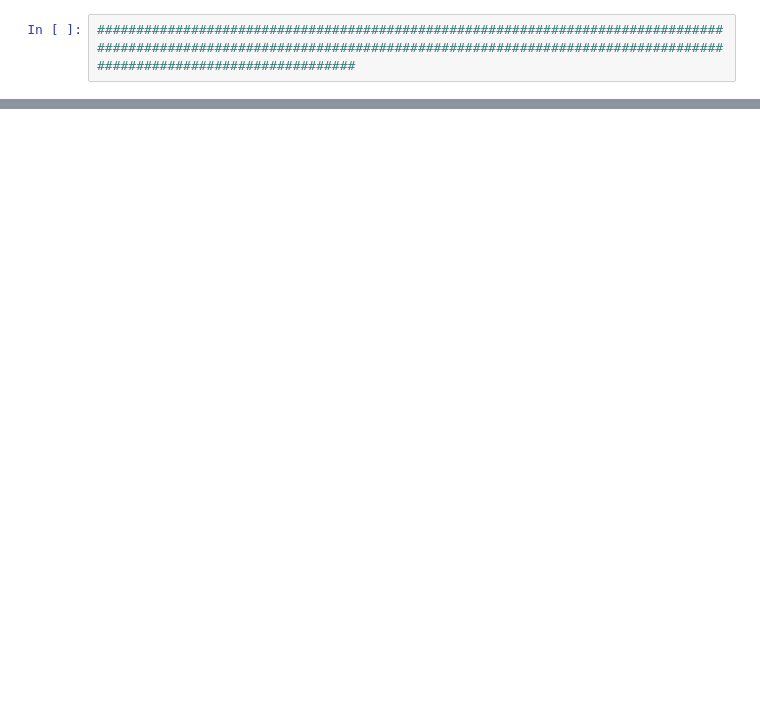
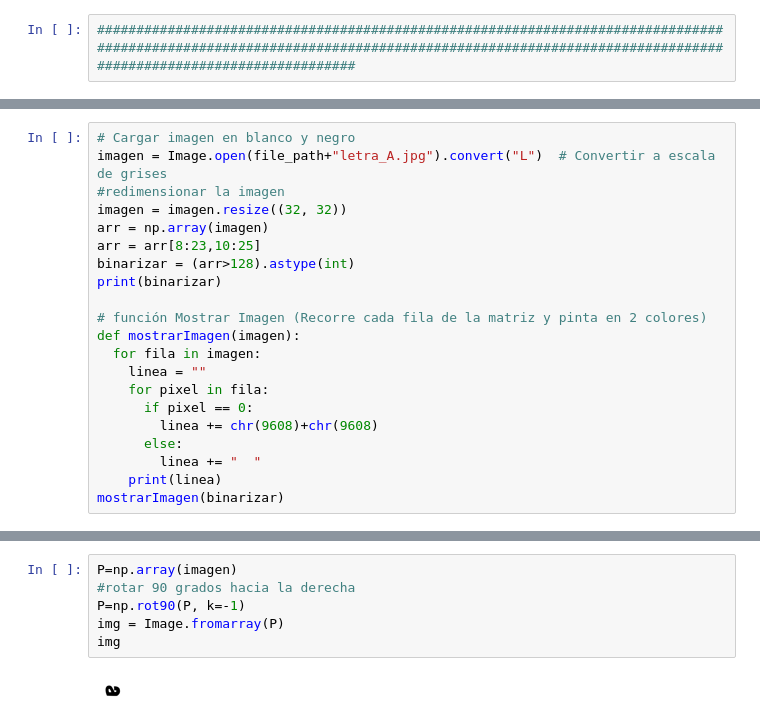
Before and after one commit to para18952/cursoPython2025, a Jupyter notebook: Modulo1_b/01.numpy.ipynb, the cells around one changed output, grey strips where cells are left out. Saved outputs shown, nothing was run; the diff lists cells and outputs as text; blank space fills up the shorter version.

```diff
--- a/Modulo1_b/01.numpy.ipynb
+++ b/Modulo1_b/01.numpy.ipynb
@@ -527,0 +532,21 @@ array([[1, 1, 1, 1, 0, 0, 0, 0, 1, 1, 1, 1, 1, 1, 1],
+# %%
+# Cargar imagen en blanco y negro
+imagen = Image.open(file_path+"letra_A.jpg").convert("L")  # Convertir a escala de grises
+#redimensionar la imagen
+imagen = imagen.resize((32, 32))
+arr = np.array(imagen)
+arr = arr[8:23,10:25]
+binarizar = (arr>128).astype(int)
+print(binarizar)
+
+# función Mostrar Imagen (Recorre cada fila de la matriz y pinta en 2 colores)
+def mostrarImagen(imagen):
+  for fila in imagen:
+    linea = ""
+    for pixel in fila:
+      if pixel == 0:
+        linea += chr(9608)+chr(9608)
+      else:
+        linea += "  "
+    print(linea)
+mostrarImagen(binarizar)
@@ -527,0 +571,8 @@ array([[1, 1, 1, 1, 0, 0, 0, 0, 1, 1, 1, 1, 1, 1, 1],
+# %%
+P=np.array(imagen)
+#rotar 90 grados hacia la derecha
+P=np.rot90(P, k=-1)
+img = Image.fromarray(P)
+img
+# %% [output]
+[figure, added]
```
Also changed, not shown: parts of 7 cells of this notebook.
